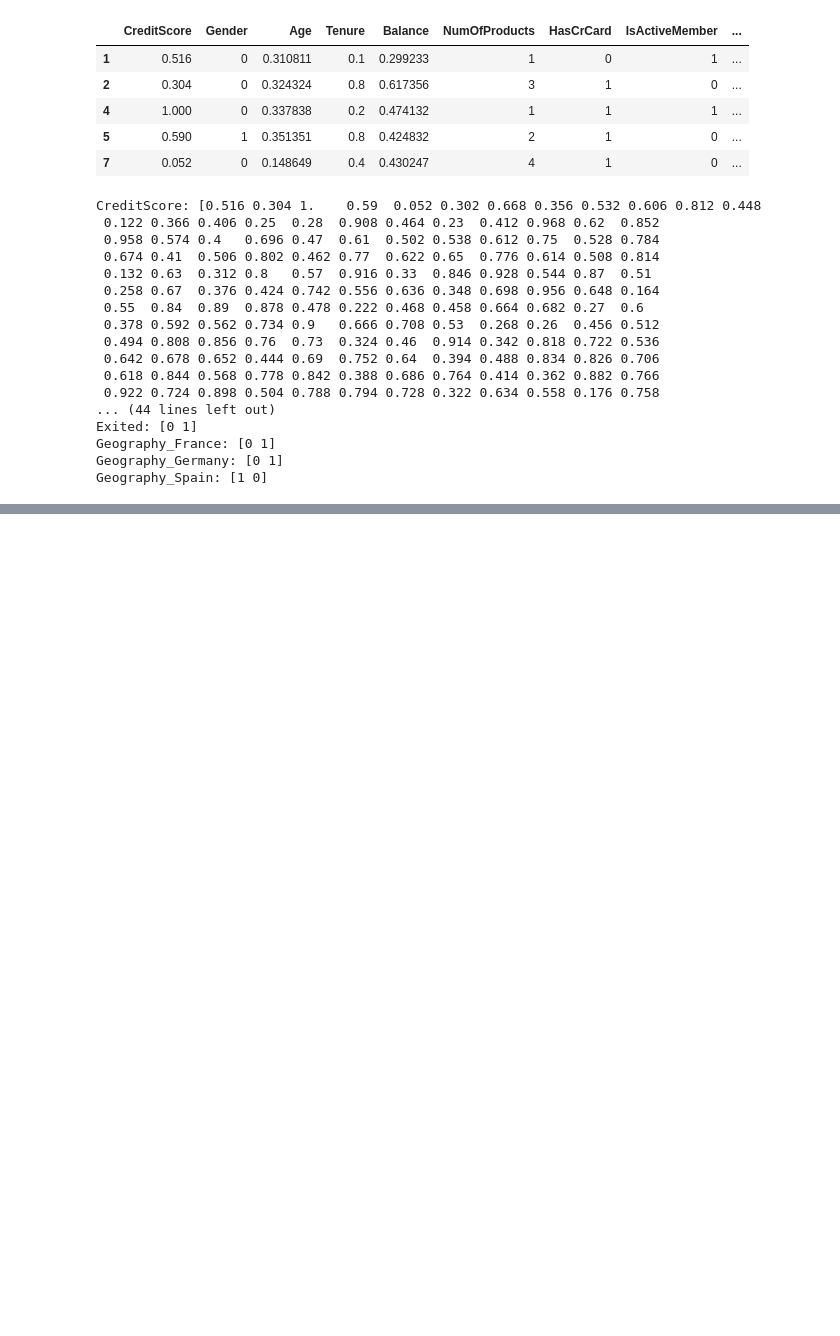
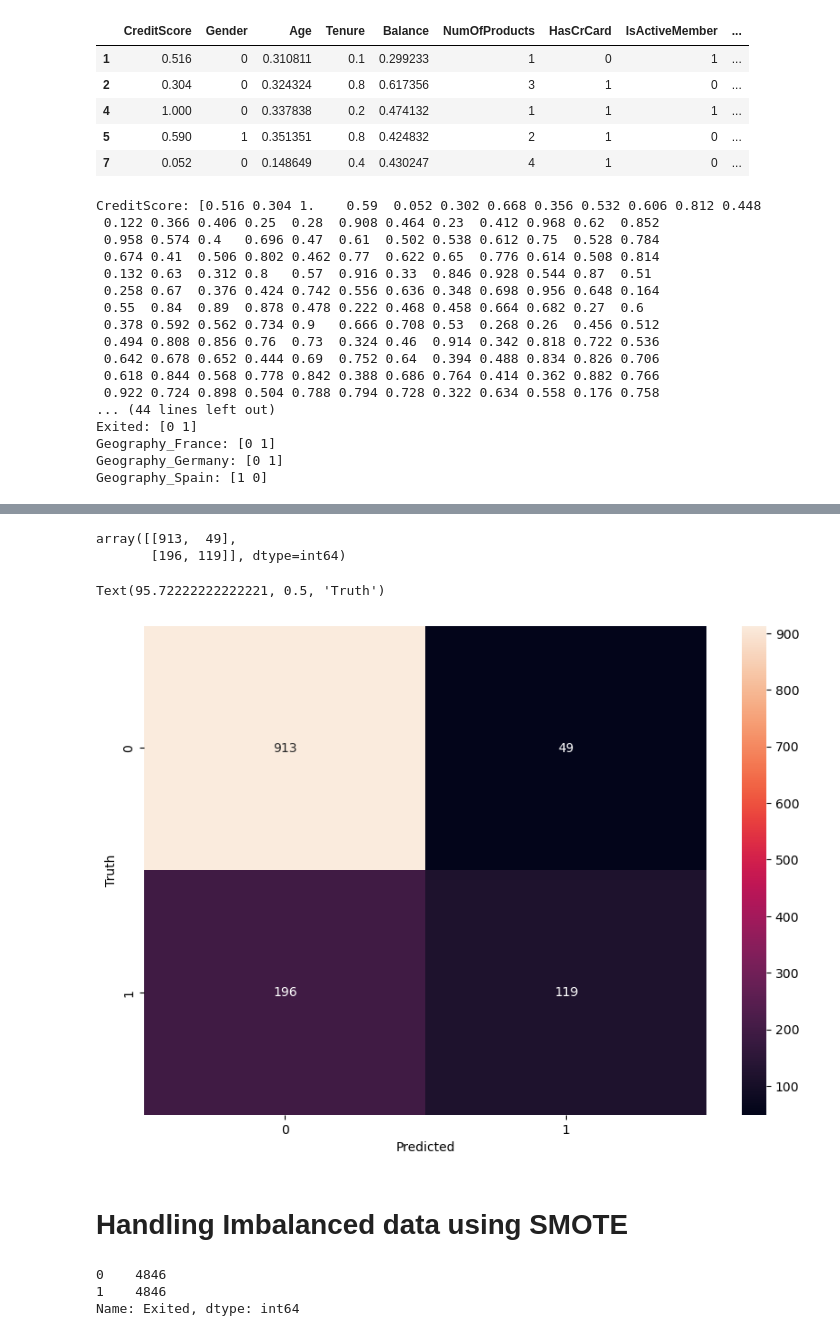
Before and after one commit to jasonlimcs/bank-turnover-ann, a Jupyter notebook: Bank Turnover Prediction ANN.ipynb, the cells around one changed output, grey strips where cells are left out. Saved outputs shown, nothing was run; the diff lists cells and outputs as text; code cells hidden in the pictures; blank space fills up the shorter version.

Commit message:
Created model and handled imbalanced data using SMOTE

```diff
--- a/Bank Turnover Prediction ANN.ipynb
+++ b/Bank Turnover Prediction ANN.ipynb
@@ -166,3 +166,10 @@ Exited: [0 1]
 Geography_France: [0 1]
 Geography_Germany: [0 1]
 Geography_Spain: [1 0]
+# %%
+X = df1.drop(columns=["Exited"])
+y = df1.Exited
+# %%
+from sklearn.model_selection import train_test_split
+
+X_train, X_test, y_train, y_test = train_test_split(X, y, test_size=0.2, random_state=42)
@@ -168,0 +180,14 @@ Geography_Spain: [1 0]
+# %%
+from tensorflow import keras
+import tensorflow as tf
+
+model = keras.Sequential([
+    keras.layers.Dense(8, input_shape=(12,), activation="relu"),
+    keras.layers.Dense(1, activation='sigmoid')
+])
+
+model.compile(optimizer='adam',
+              loss='binary_crossentropy',
+              metrics=['accuracy'])
+
+model.fit(X_train, y_train, epochs=100)
@@ -168,0 +239,6 @@ Geography_Spain: [1 0]
+# %%
+from sklearn.metrics import classification_report, confusion_matrix
+
+y_pred = model.predict(X_test)
+y_pred = [1 if pred >= 0.5 else 0 for pred in y_pred]
+print(classification_report(y_test, y_pred))
@@ -168,0 +255,18 @@ Geography_Spain: [1 0]
+# %%
+confusion_matrix(y_test, y_pred)
+# %% [output]
+array([[913,  49],
+       [196, 119]], dtype=int64)
+# %%
+import seaborn as sn
+cm = tf.math.confusion_matrix(labels=y_test,predictions=y_pred)
+
+plt.figure(figsize = (10,7))
+sn.heatmap(cm, annot=True, fmt='d')
+plt.xlabel('Predicted')
+plt.ylabel('Truth')
+# %% [output]
+Text(95.72222222222221, 0.5, 'Truth')
+[figure, added]
+# %% [markdown]
+# Handling Imbalanced data using SMOTE
@@ -168,0 +279,6 @@ Geography_Spain: [1 0]
+# %%
+y_smote.value_counts()
+# %% [output]
+0    4846
+1    4846
+Name: Exited, dtype: int64
```
Also changed, not shown: parts of 12 cells of this notebook.
